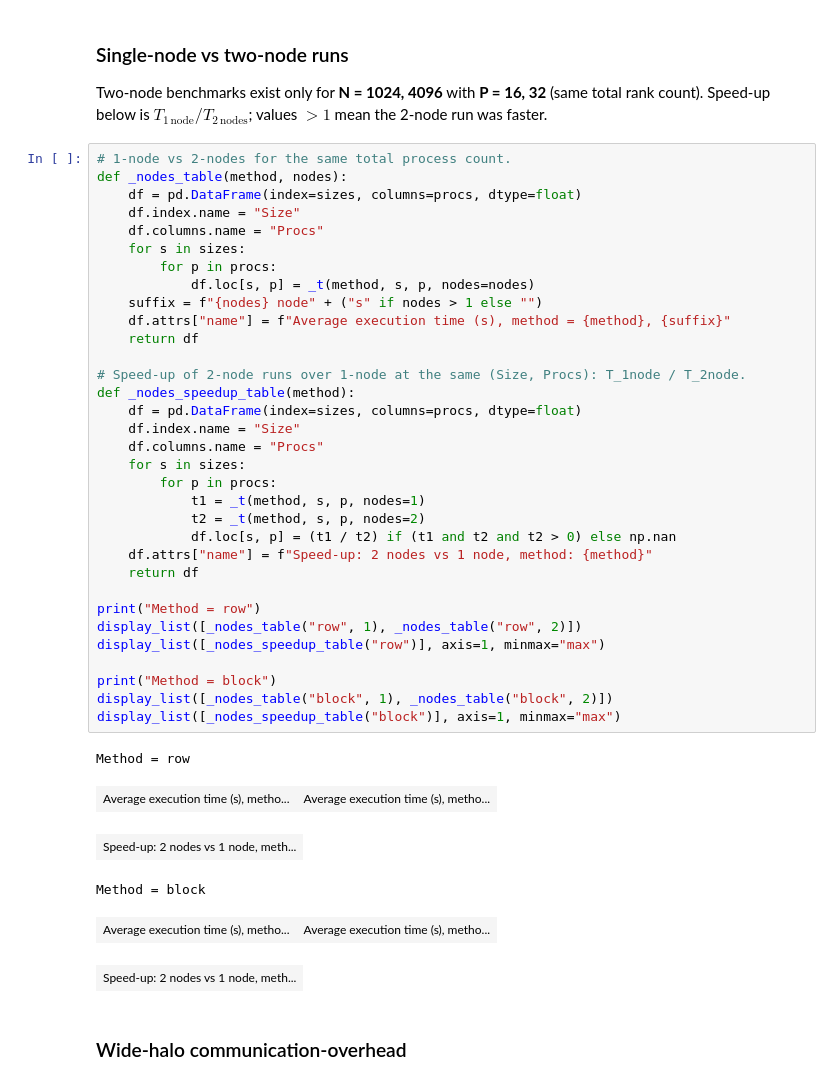
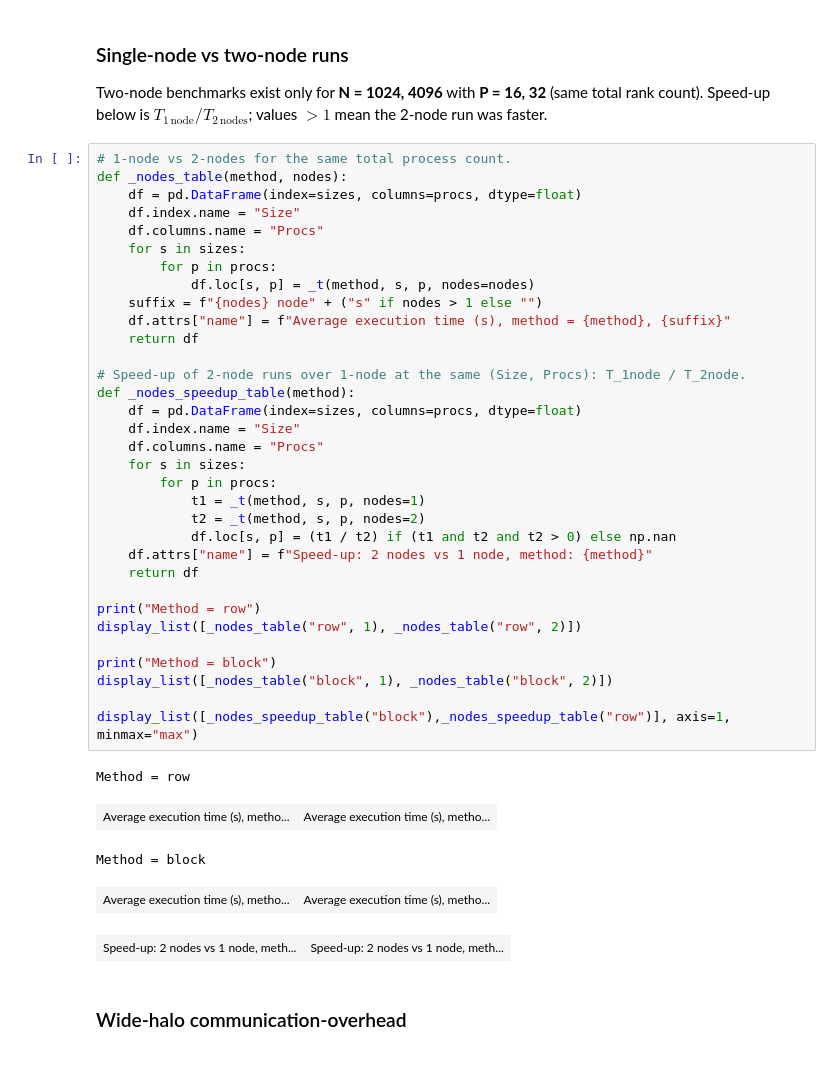
Before and after one commit to Edelwy/HPC, a Jupyter notebook: Assignment4/results/analiza.ipynb, the cells around one changed output. Saved outputs shown, nothing was run; the diff lists cells and outputs as text.

```diff
--- a/Assignment4/results/analiza.ipynb
+++ b/Assignment4/results/analiza.ipynb
@@ -142,39 +142,38 @@ def _nodes_table(method, nodes):
     df.index.name = "Size"
     df.columns.name = "Procs"
     for s in sizes:
         for p in procs:
             df.loc[s, p] = _t(method, s, p, nodes=nodes)
     suffix = f"{nodes} node" + ("s" if nodes > 1 else "")
     df.attrs["name"] = f"Average execution time (s), method = {method}, {suffix}"
     return df
 
 # Speed-up of 2-node runs over 1-node at the same (Size, Procs): T_1node / T_2node.
 def _nodes_speedup_table(method):
     df = pd.DataFrame(index=sizes, columns=procs, dtype=float)
     df.index.name = "Size"
     df.columns.name = "Procs"
     for s in sizes:
         for p in procs:
             t1 = _t(method, s, p, nodes=1)
             t2 = _t(method, s, p, nodes=2)
             df.loc[s, p] = (t1 / t2) if (t1 and t2 and t2 > 0) else np.nan
     df.attrs["name"] = f"Speed-up: 2 nodes vs 1 node, method: {method}"
     return df
 
 print("Method = row")
 display_list([_nodes_table("row", 1), _nodes_table("row", 2)])
-display_list([_nodes_speedup_table("row")], axis=1, minmax="max")
 
 print("Method = block")
 display_list([_nodes_table("block", 1), _nodes_table("block", 2)])
-display_list([_nodes_speedup_table("block")], axis=1, minmax="max")
+
+display_list([_nodes_speedup_table("block"),_nodes_speedup_table("row")], axis=1, minmax="max")
 # %% [output]
 Method = row
 | Average execution time (s), metho... | Average execution time (s), metho... |
+Method = block
-| Speed-up: 2 nodes vs 1 node, meth... |
+| Average execution time (s), metho... | Average execution time (s), metho... |
-Method = block
-| Average execution time (s), metho... | Average execution time (s), metho... |
+| Speed-up: 2 nodes vs 1 node, meth... | Speed-up: 2 nodes vs 1 node, meth... |
-| Speed-up: 2 nodes vs 1 node, meth... |
 # %% [markdown]
 ### Wide-halo communication-overhead
 # %%
```
Also changed, not shown: 2 other files.
